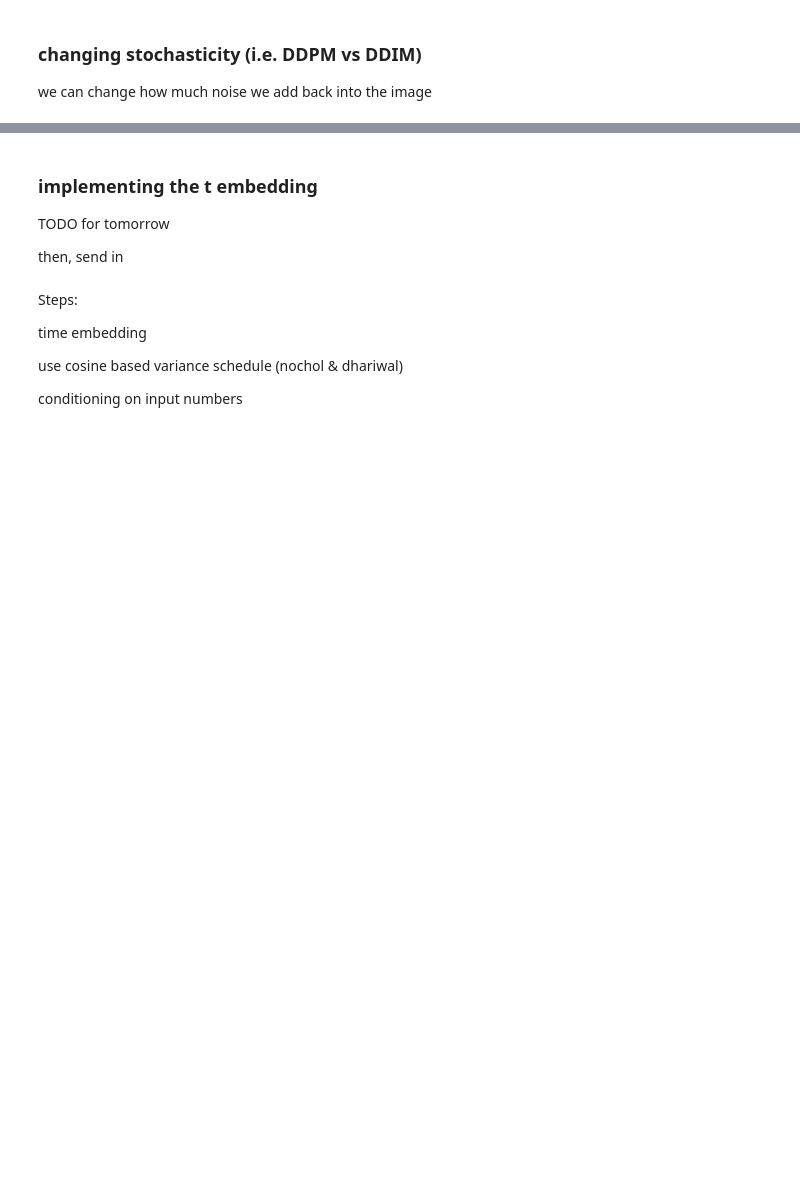
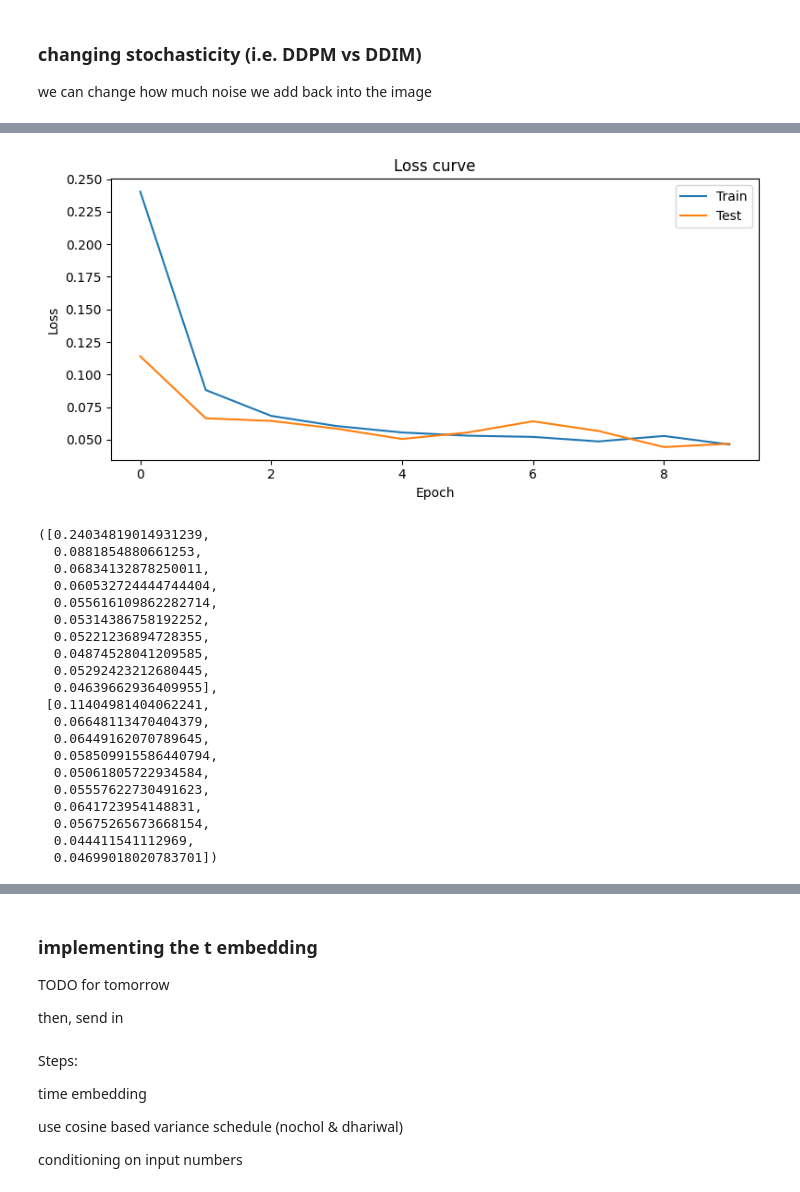
Before and after one commit to EliasAbele/diffusion-models-project, a Jupyter notebook: mnist_diffusion_part1_cleaned.ipynb, the cells around one changed output, grey strips where cells are left out. Saved outputs shown, nothing was run; the diff lists cells and outputs as text; code cells hidden in the pictures; blank space fills up the shorter version.

```diff
--- a/mnist_diffusion_part1_cleaned.ipynb
+++ b/mnist_diffusion_part1_cleaned.ipynb
@@ -362,0 +415,9 @@ plot_stochasticities(model,scheduler)
+# %%
+model = UNet(channels).to(device)
+
+lr = 2e-3
+
+train(model, train_loader, test_loader,
+      epochs=10, lr=lr, early_stopping_patience=15,
+      save_path='model_unet_no_t_emb.pkl');
+# %% [output]
@@ -362,0 +434,21 @@ plot_stochasticities(model,scheduler)
+[figure, added]
+([0.24034819014931239,
+  0.0881854880661253,
+  0.06834132878250011,
+  0.060532724444744404,
+  0.055616109862282714,
+  0.05314386758192252,
+  0.05221236894728355,
+  0.04874528041209585,
+  0.05292423212680445,
+  0.04639662936409955],
+ [0.11404981404062241,
+  0.06648113470404379,
+  0.06449162070789645,
+  0.058509915586440794,
+  0.05061805722934584,
+  0.05557622730491623,
+  0.0641723954148831,
+  0.05675265673668154,
+  0.044411541112969,
+  0.04699018020783701])
```
Also changed, not shown: parts of 19 cells of this notebook, 6 other files.
